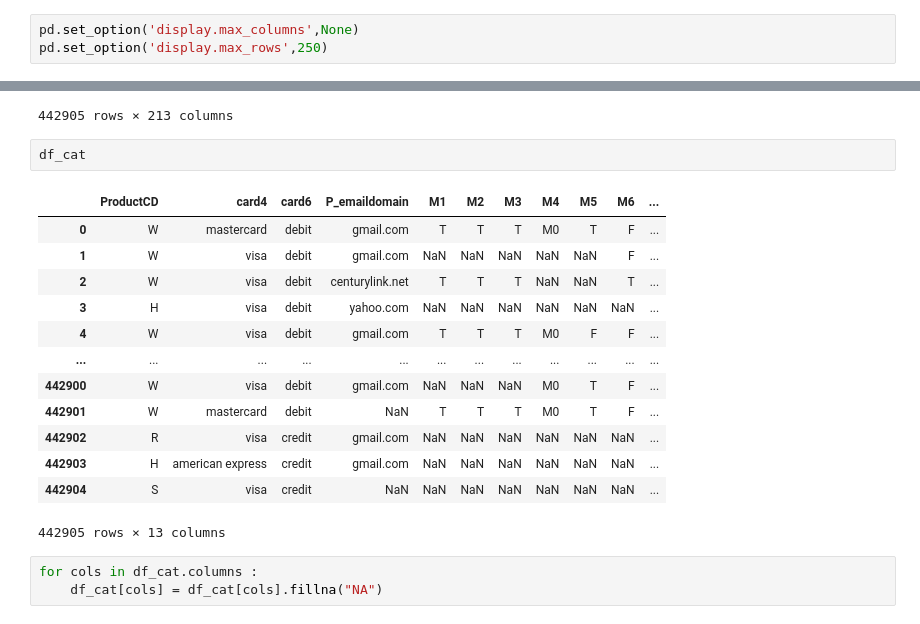
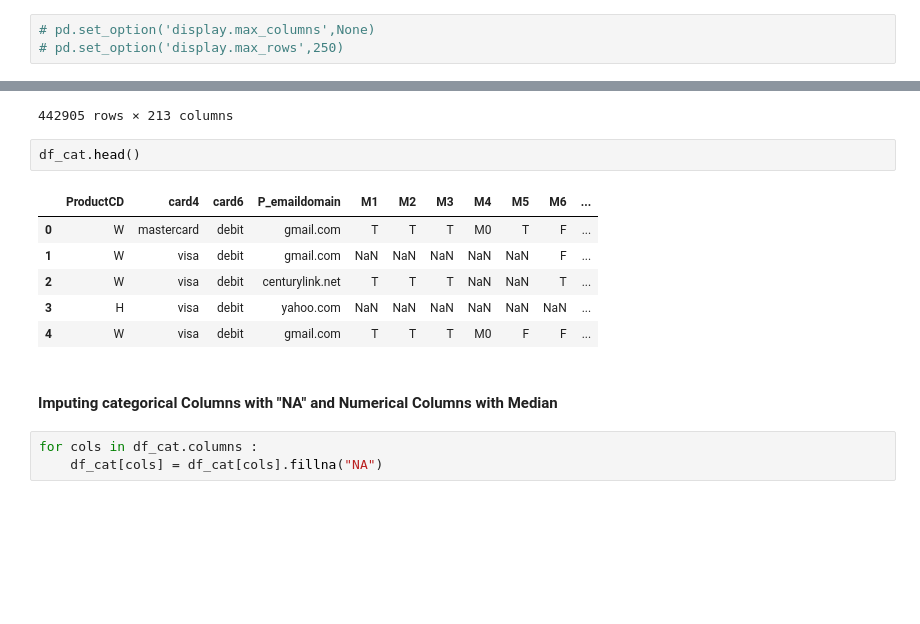
Before and after one commit to sm0223/its_a_fraud_ml, a Jupyter notebook: its-a-fraud.ipynb, the cells around one changed output, grey strips where cells are left out. Saved outputs shown, nothing was run; the diff lists cells and outputs as text; blank space fills up the shorter version.

```diff
--- a/its-a-fraud.ipynb
+++ b/its-a-fraud.ipynb
@@ -22,8 +22,8 @@ df
 | 442904 | 3505849 | 0 | 13621776 | 50.00 | S | 6019 | 583.0 | 150.0 | visa | ... |
 442905 rows × 434 columns
 # %%
-pd.set_option('display.max_columns',None)
-pd.set_option('display.max_rows',250)
+# pd.set_option('display.max_columns',None)
+# pd.set_option('display.max_rows',250)
 # %% [markdown]
 ## Pre-Processing
 # %% [markdown]
@@ -140,21 +101,16 @@ df_num
 | 442904 | 3505849 | 0 | 13621776 | 50.00 | 6019 | 583.0 | 150.0 | 226.0 | 264.0 | ... |
 442905 rows × 213 columns
 # %%
-df_cat
+df_cat.head()
 # %% [output]
 |  | ProductCD | card4 | card6 | P_emaildomain | M1 | M2 | M3 | M4 | M5 | M6 | ... |
 | 0 | W | mastercard | debit | gmail.com | T | T | T | M0 | T | F | ... |
 | 1 | W | visa | debit | gmail.com | NaN | NaN | NaN | NaN | NaN | F | ... |
 | 2 | W | visa | debit | centurylink.net | T | T | T | NaN | NaN | T | ... |
 | 3 | H | visa | debit | yahoo.com | NaN | NaN | NaN | NaN | NaN | NaN | ... |
 | 4 | W | visa | debit | gmail.com | T | T | T | M0 | F | F | ... |
-| ... | ... | ... | ... | ... | ... | ... | ... | ... | ... | ... | ... |
-| 442900 | W | visa | debit | gmail.com | NaN | NaN | NaN | M0 | T | F | ... |
-| 442901 | W | mastercard | debit | NaN | T | T | T | M0 | T | F | ... |
-| 442902 | R | visa | credit | gmail.com | NaN | NaN | NaN | NaN | NaN | NaN | ... |
-| 442903 | H | american express | credit | gmail.com | NaN | NaN | NaN | NaN | NaN | NaN | ... |
-| 442904 | S | visa | credit | NaN | NaN | NaN | NaN | NaN | NaN | NaN | ... |
-442905 rows × 13 columns
+# %% [markdown]
+#### Imputing categorical Columns with "NA" and Numerical Columns with Median
 # %%
 for cols in df_cat.columns :
     df_cat[cols] = df_cat[cols].fillna("NA")
```
Also changed, not shown: parts of 92 cells of this notebook.
